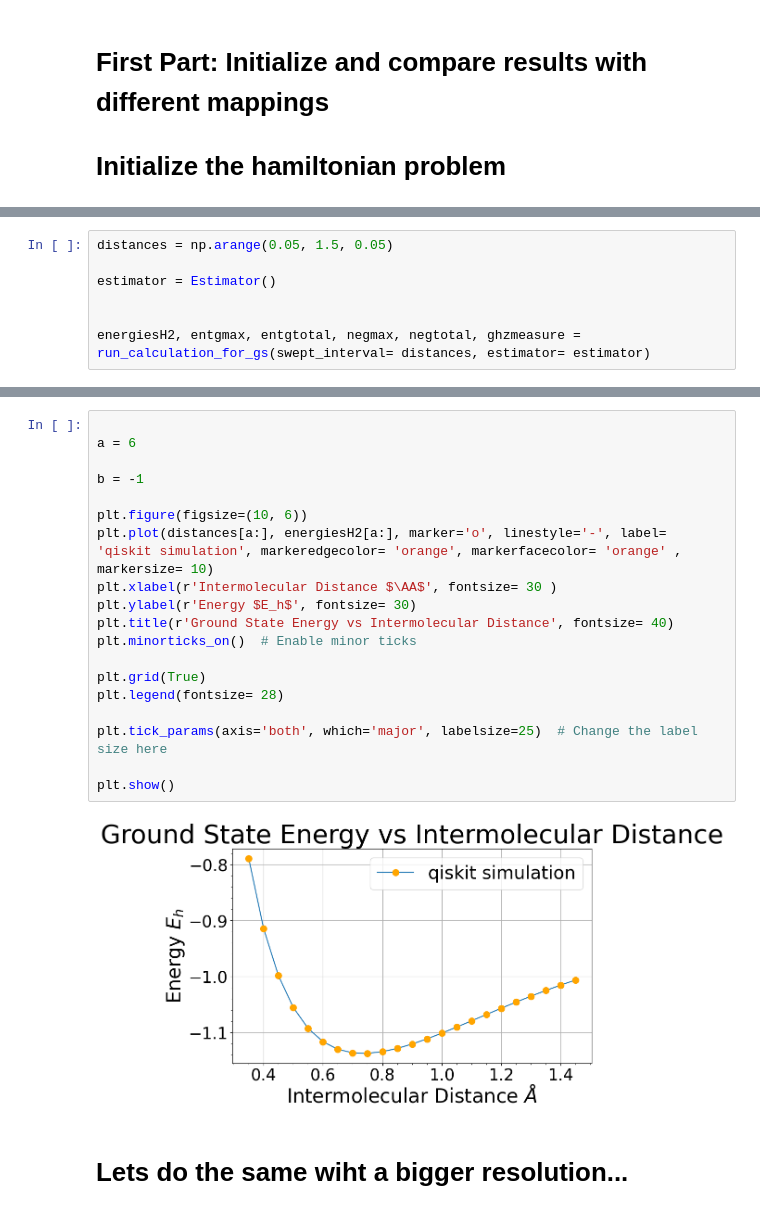
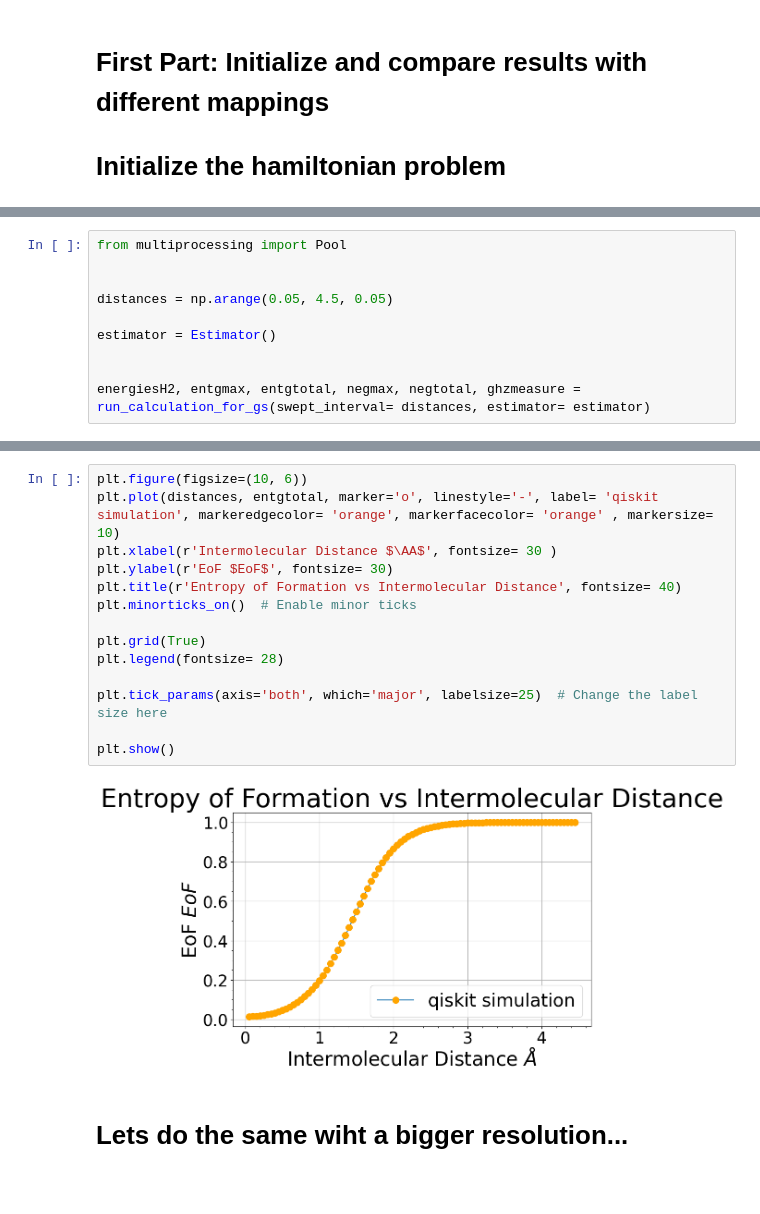
Before and after one commit to jervaal/Thesis-VQE, a Jupyter notebook: Diatomic Molecules/H2_molecule.ipynb, the cells around one changed output, grey strips where cells are left out. Cells and saved outputs as stored; diff of their text form; blank space fills up the shorter version.

```diff
--- a/Diatomic Molecules/H2_molecule.ipynb
+++ b/Diatomic Molecules/H2_molecule.ipynb
@@ -165,5 +243,8 @@ def run_calculation_for_gs(swept_interval, estimator):
 # %%
-distances = np.arange(0.05, 1.5, 0.05)
+from multiprocessing import Pool
+
+
+distances = np.arange(0.05, 4.5, 0.05)
 
 estimator = Estimator()
 
@@ -204,26 +267,21 @@ plt.show()
 # %% [output]
 [figure]
 # %%
-
-a = 6
-
-b = -1
-
 plt.figure(figsize=(10, 6))
-plt.plot(distances[a:], energiesH2[a:], marker='o', linestyle='-', label= 'qiskit simulation', markeredgecolor= 'orange', markerfacecolor= 'orange' , markersize= 10)
+plt.plot(distances, entgtotal, marker='o', linestyle='-', label= 'qiskit simulation', markeredgecolor= 'orange', markerfacecolor= 'orange' , markersize= 10)
 plt.xlabel(r'Intermolecular Distance $\AA$', fontsize= 30 )
-plt.ylabel(r'Energy $E_h$', fontsize= 30)
-plt.title(r'Ground State Energy vs Intermolecular Distance', fontsize= 40)
+plt.ylabel(r'EoF $EoF$', fontsize= 30)
+plt.title(r'Entropy of Formation vs Intermolecular Distance', fontsize= 40)
 plt.minorticks_on()  # Enable minor ticks
 
 plt.grid(True)
 plt.legend(fontsize= 28)
 
 plt.tick_params(axis='both', which='major', labelsize=25)  # Change the label size here
 
 plt.show()
 # %% [output]
-[figure, old version]
+[figure, new version]
 # %% [markdown]
 # Lets do the same wiht a bigger resolution...
 # %%
```
Also changed, not shown: parts of 11 cells of this notebook, 4 other files.
